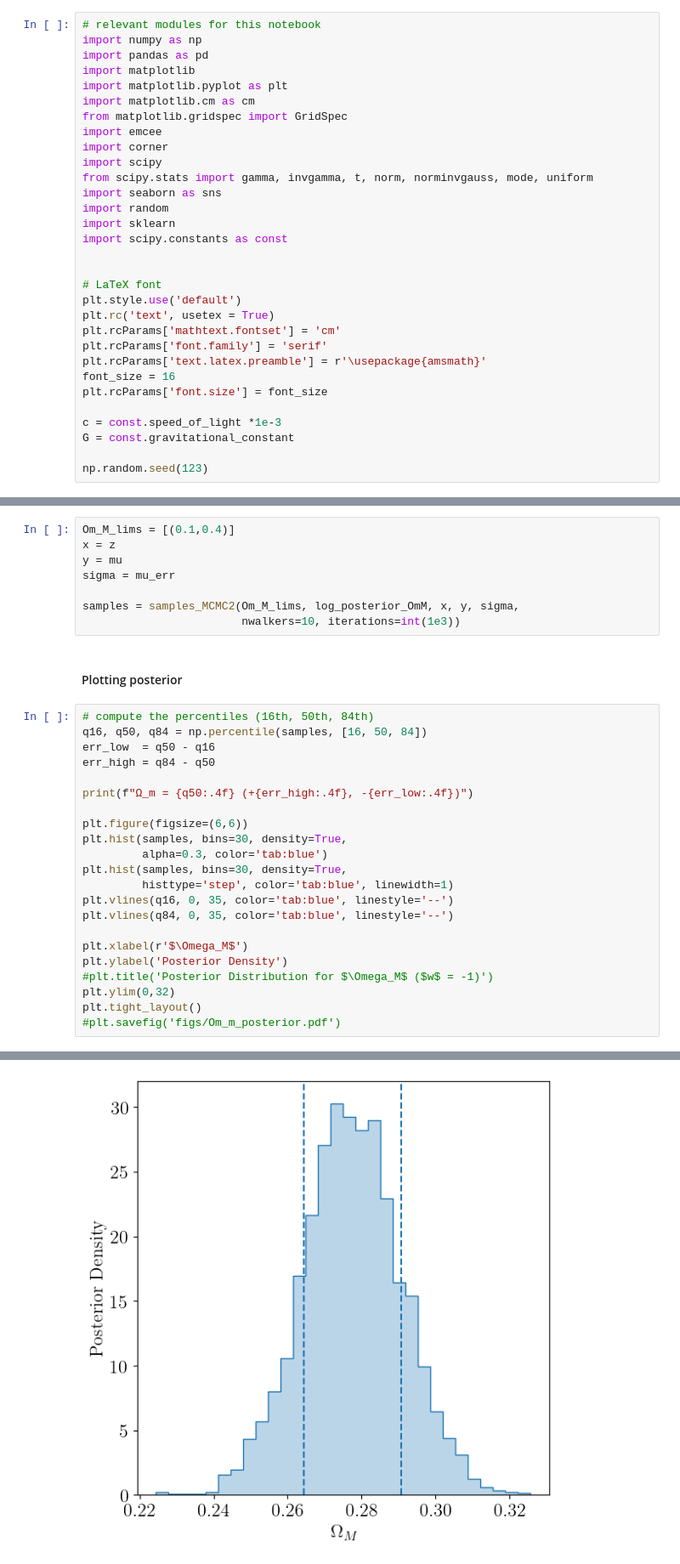
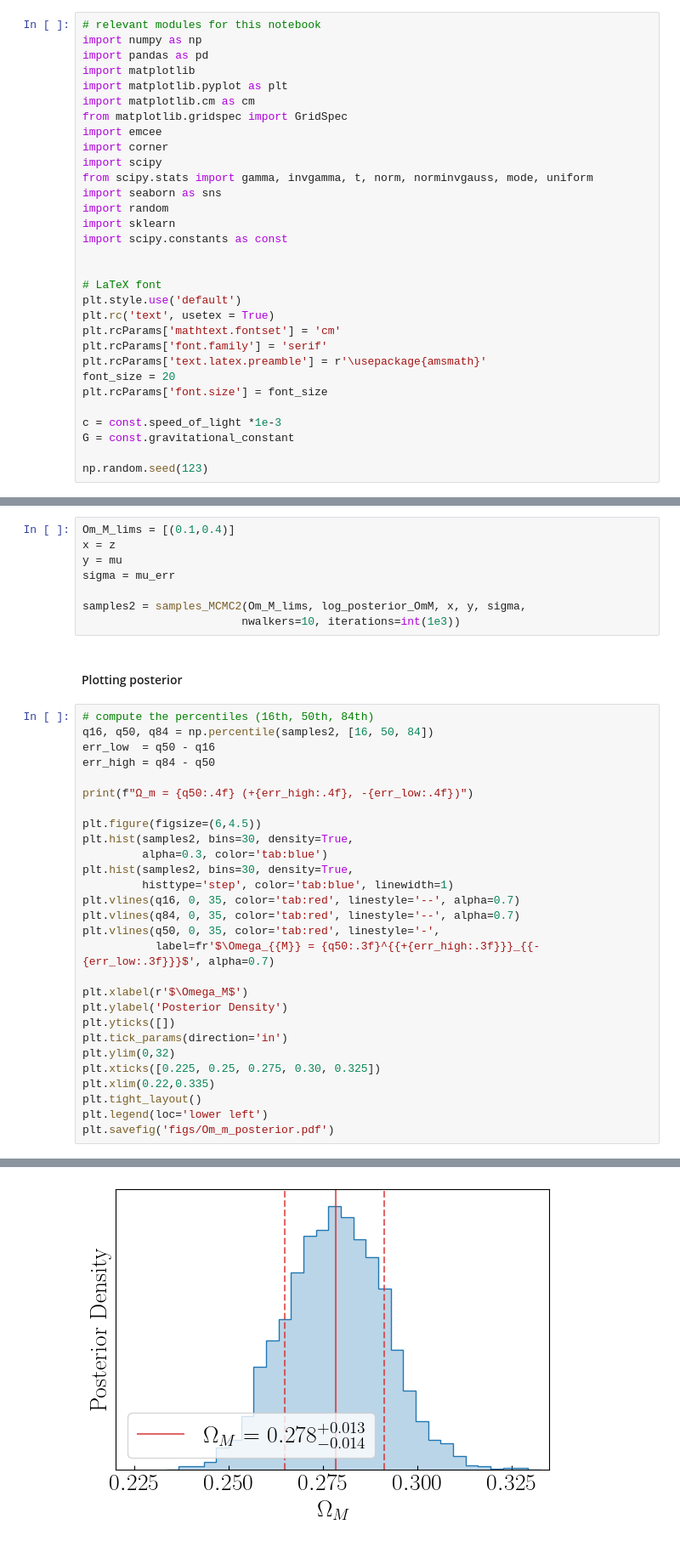
Before and after one commit to j-haralds/Advanced_sim, a Jupyter notebook: proj1_shared/proj1_master.ipynb, the cells around one changed output, grey strips where cells are left out. Shown at 85% size. Saved outputs shown, nothing was run; the diff lists cells and outputs as text.

```diff
--- a/proj1_shared/proj1_master.ipynb
+++ b/proj1_shared/proj1_master.ipynb
@@ -28,7 +28,7 @@ plt.rc('text', usetex = True)
 plt.rcParams['mathtext.fontset'] = 'cm'
 plt.rcParams['font.family'] = 'serif'
 plt.rcParams['text.latex.preamble'] = r'\usepackage{amsmath}'
-font_size = 16
+font_size = 20
 plt.rcParams['font.size'] = font_size
 
 c = const.speed_of_light *1e-3
@@ -670,30 +696,36 @@ x = z
 y = mu
 sigma = mu_err
 
-samples = samples_MCMC2(Om_M_lims, log_posterior_OmM, x, y, sigma,
+samples2 = samples_MCMC2(Om_M_lims, log_posterior_OmM, x, y, sigma,
                         nwalkers=10, iterations=int(1e3))
 # %% [markdown]
 #### Plotting posterior
 # %%
 # compute the percentiles (16th, 50th, 84th)
-q16, q50, q84 = np.percentile(samples, [16, 50, 84])
+q16, q50, q84 = np.percentile(samples2, [16, 50, 84])
 err_low  = q50 - q16
 err_high = q84 - q50
 
 print(f"Ω_m = {q50:.4f} (+{err_high:.4f}, -{err_low:.4f})")
 
-plt.figure(figsize=(6,6))
-plt.hist(samples, bins=30, density=True,
+plt.figure(figsize=(6,4.5))
+plt.hist(samples2, bins=30, density=True,
          alpha=0.3, color='tab:blue')
-plt.hist(samples, bins=30, density=True,
+plt.hist(samples2, bins=30, density=True,
          histtype='step', color='tab:blue', linewidth=1)
-plt.vlines(q16, 0, 35, color='tab:blue', linestyle='--')
-plt.vlines(q84, 0, 35, color='tab:blue', linestyle='--')
+plt.vlines(q16, 0, 35, color='tab:red', linestyle='--', alpha=0.7)
+plt.vlines(q84, 0, 35, color='tab:red', linestyle='--', alpha=0.7)
+plt.vlines(q50, 0, 35, color='tab:red', linestyle='-',
+           label=fr'$\Omega_{{M}} = {q50:.3f}^{{+{err_high:.3f}}}_{{-{err_low:.3f}}}$', alpha=0.7)
 
 plt.xlabel(r'$\Omega_M$')
 plt.ylabel('Posterior Density')
-#plt.title('Posterior Distribution for $\Omega_M$ ($w$ = -1)')
+plt.yticks([])
+plt.tick_params(direction='in')
 plt.ylim(0,32)
+plt.xticks([0.225, 0.25, 0.275, 0.30, 0.325])
+plt.xlim(0.22,0.335)
 plt.tight_layout()
-#plt.savefig('figs/Om_m_posterior.pdf')
+plt.legend(loc='lower left')
+plt.savefig('figs/Om_m_posterior.pdf')
 # %% [output]
@@ -701 +733 @@ plt.tight_layout()
-[figure, old version]
+[figure, new version]
```
Also changed, not shown: parts of 8 cells of this notebook, 3 other files.
